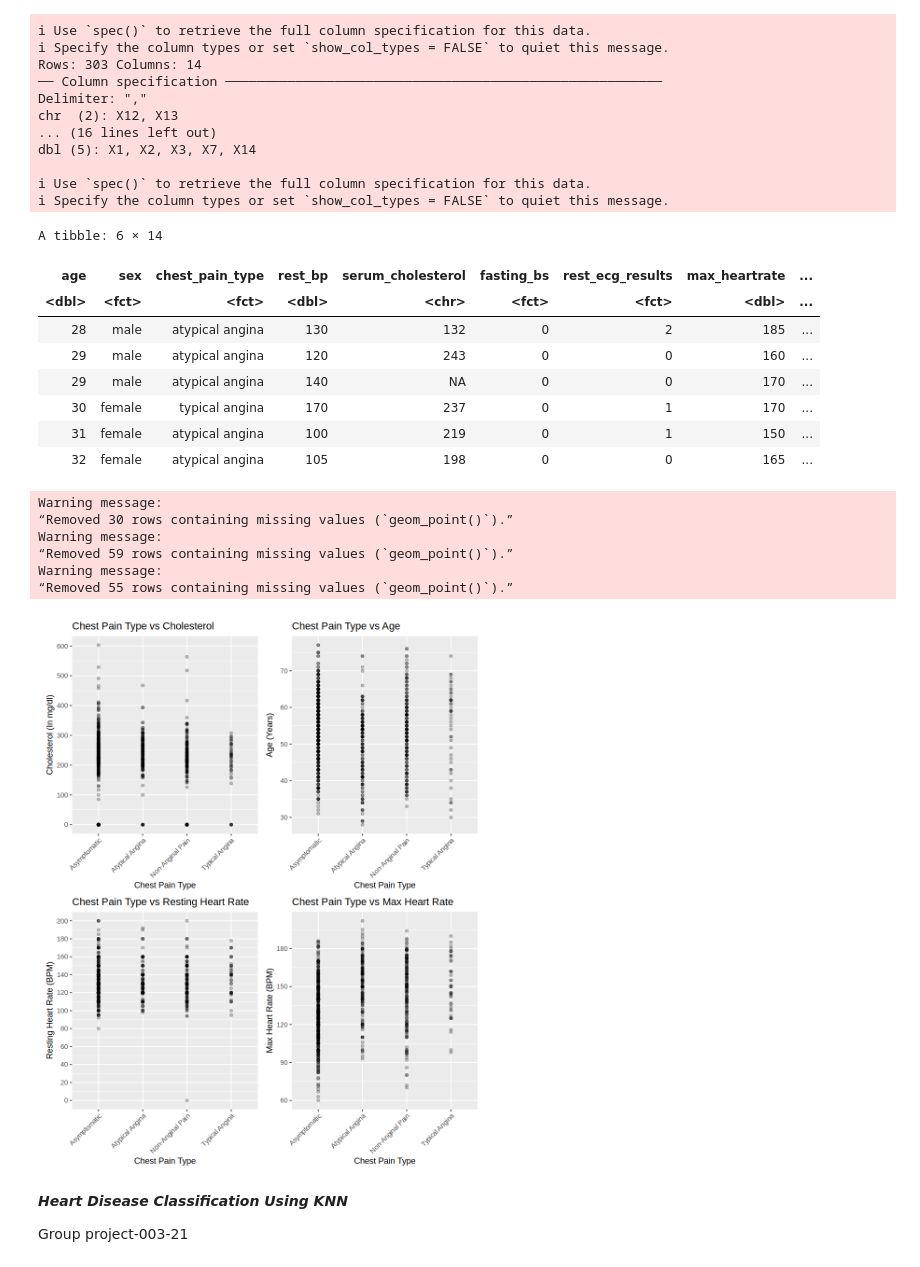
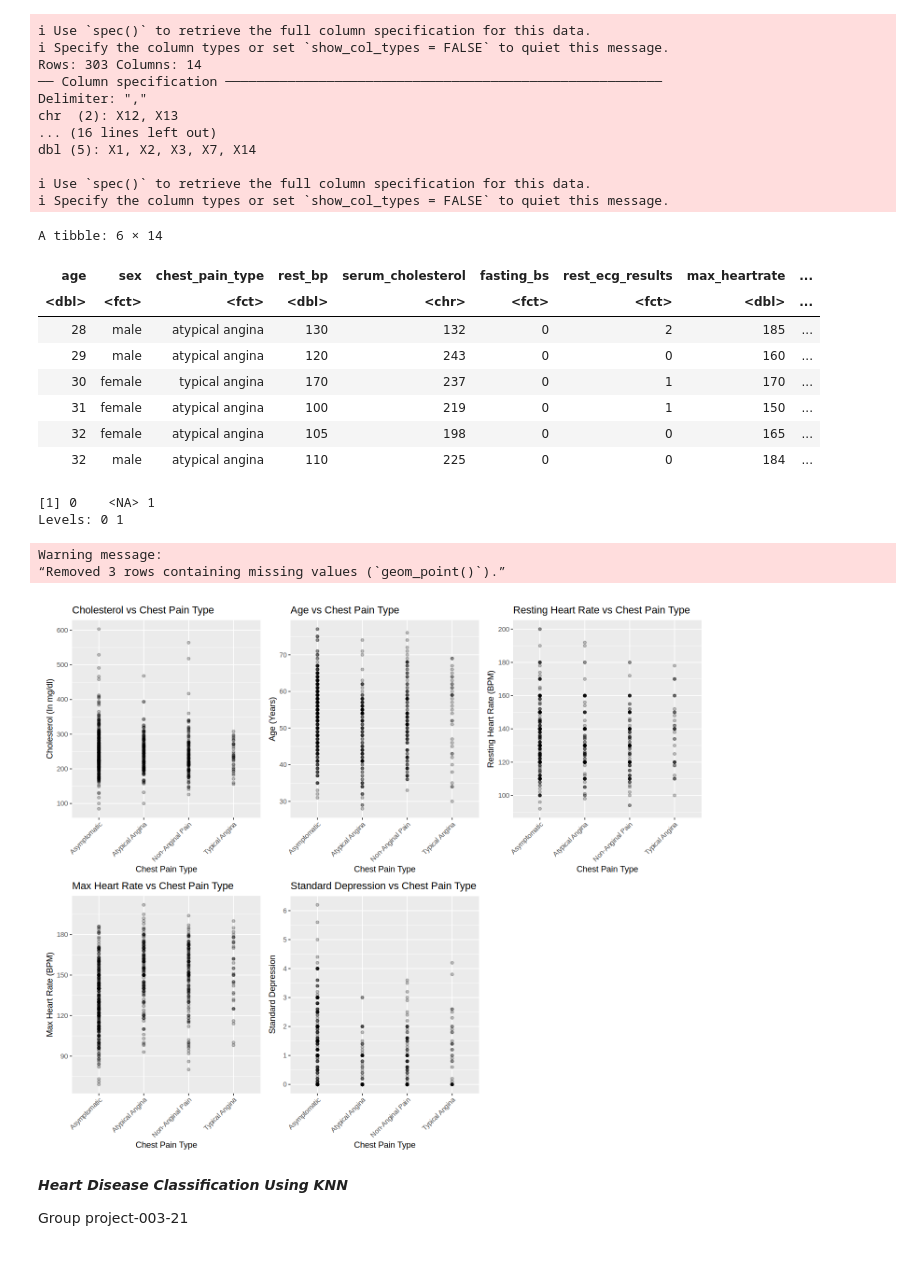
Before and after one commit to blu-01/DSCI-100-003-Group-21, a Jupyter notebook: proposal rough work/proposal_testing_plots.ipynb, the cells around one changed output. Saved outputs shown, nothing was run; the diff lists cells and outputs as text; code cells hidden in the pictures.

```diff
--- a/proposal rough work/proposal_testing_plots.ipynb
+++ b/proposal rough work/proposal_testing_plots.ipynb
@@ -85,7 +85,7 @@ editedData <- editedData |>
     filter(age != 0) |>
     filter(rest_bp != 0) |>
     filter(serum_cholesterol != 0) |>
-    filter(max_heartrate != 0) |>
+    filter(max_heartrate != 0)
 # %%
 #Changing data types
 editedData <- editedData |>
@@ -98,67 +98,75 @@ editedData <- editedData |>
     mutate(exercise_angina = as.factor(exercise_angina)) |>
     mutate(st_depression = as.numeric(st_depression)) |>
     mutate(slope_type = as.factor(slope_type)) |>
+    mutate(num_coloured_flourosopy = as.integer(num_coloured_flourosopy)) |>
     mutate(num_coloured_flourosopy = as.factor(num_coloured_flourosopy)) |>
+    mutate(thal = as.integer(thal)) |>
     mutate(thal = as.factor(thal)) |>
     mutate(diagnosis = as.factor(diagnosis))
 
 head(editedData)
+unique(editedData$fasting_bs)
 # %% [output]
 A tibble: 6 × 14
 | age | sex | chest_pain_type | rest_bp | serum_cholesterol | fasting_bs | rest_ecg_results | max_heartrate | ... |
 | <dbl> | <fct> | <fct> | <dbl> | <chr> | <fct> | <fct> | <dbl> | ... |
 | 28 | male | atypical angina | 130 | 132 | 0 | 2 | 185 | ... |
 | 29 | male | atypical angina | 120 | 243 | 0 | 0 | 160 | ... |
-| 29 | male | atypical angina | 140 | NA | 0 | 0 | 170 | ... |
 | 30 | female | typical angina | 170 | 237 | 0 | 1 | 170 | ... |
 | 31 | female | atypical angina | 100 | 219 | 0 | 1 | 150 | ... |
 | 32 | female | atypical angina | 105 | 198 | 0 | 0 | 165 | ... |
+| 32 | male | atypical angina | 110 | 225 | 0 | 0 | 184 | ... |
+[1] 0    <NA> 1
+Levels: 0 1
 # %%
 #Making scatter Plot
 
-options(repr.plot.height = 10, repr.plot.width = 8)
+options(repr.plot.height = 10, repr.plot.width = 12)
 #serum_cholesterol, age, rest_bp, max_heartrate
 
 PainVsSerum <- editedData |>
     ggplot(aes(x = chest_pain_type, y = as.numeric(serum_cholesterol))) +
     geom_point(alpha = 0.25) +
-    labs(x= "Chest Pain Type", title="Chest Pain Type vs Cholesterol") +
+    labs(x= "Chest Pain Type", title="Cholesterol vs Chest Pain Type") +
     scale_x_discrete(labels = c("Asymptomatic", "Atypical Angina", "Non-Anginal Pain", "Typical Angina")) +
     scale_y_continuous("Cholesterol (In mg/dl)", breaks = seq(0, 700, by = 100)) +
     theme(axis.text.x = element_text(angle = 45, hjust = 1))
 
 PainVsAge <- editedData |>
     ggplot(aes(x = chest_pain_type, y = age)) +
     geom_point(alpha = 0.25) +
-    labs(x= "Chest Pain Type", title="Chest Pain Type vs Age") +
+    labs(x= "Chest Pain Type", title="Age vs Chest Pain Type") +
     scale_x_discrete(labels = c("Asymptomatic", "Atypical Angina", "Non-Anginal Pain", "Typical Angina")) +
     scale_y_continuous("Age (Years)", breaks = seq(0, 100, by = 10)) +
     theme(axis.text.x = element_text(angle = 45, hjust = 1))
 
 PainVsRHR <- editedData |>
     ggplot(aes(x = chest_pain_type, y = rest_bp)) +
     geom_point(alpha = 0.25) +
-    labs(x= "Chest Pain Type", title="Chest Pain Type vs Resting Heart Rate") +
+    labs(x= "Chest Pain Type", title="Resting Heart Rate vs Chest Pain Type") +
     scale_x_discrete(labels = c("Asymptomatic", "Atypical Angina", "Non-Anginal Pain", "Typical Angina")) +
     scale_y_continuous("Resting Heart Rate (BPM)", breaks = seq(0, 200, by = 20)) +
     theme(axis.text.x = element_text(angle = 45, hjust = 1))
 
 PainVsMHR <- editedData |>
     ggplot(aes(x = chest_pain_type, y = max_heartrate)) +
     geom_point(alpha = 0.25) +
-    labs(x= "Chest Pain Type", title="Chest Pain Type vs Max Heart Rate") +
+    labs(x= "Chest Pain Type", title="Max Heart Rate vs Chest Pain Type") +
     scale_x_discrete(labels = c("Asymptomatic", "Atypical Angina", "Non-Anginal Pain", "Typical Angina")) +
     scale_y_continuous("Max Heart Rate (BPM)", breaks = seq(0, 300, by = 30)) +
     theme(axis.text.x = element_text(angle = 45, hjust = 1))
 
-PainVsSerum + PainVsAge + PainVsRHR + PainVsMHR +
-  plot_layout(ncol = 2)
-# ageVsSerum
+PainVsDepression <- editedData |>
+    ggplot(aes(x = chest_pain_type, y = st_depression)) +
+    geom_point(alpha = 0.25) +
+    labs(x= "Chest Pain Type", title="Standard Depression vs Chest Pain Type") +
+    scale_x_discrete(labels = c("Asymptomatic", "Atypical Angina", "Non-Anginal Pain", "Typical Angina")) +
+    scale_y_continuous("Standard Depression", breaks = seq(0, 10, by = 1)) +
+    theme(axis.text.x = element_text(angle = 45, hjust = 1))
+
+PainVsSerum + PainVsAge + PainVsRHR + PainVsMHR + PainVsDepression +
+  plot_layout(ncol = 3)
 # %% [output]
 Warning message:
-“Removed 30 rows containing missing values (`geom_point()`).”
-Warning message:
-“Removed 59 rows containing missing values (`geom_point()`).”
-Warning message:
-“Removed 55 rows containing missing values (`geom_point()`).”
+“Removed 3 rows containing missing values (`geom_point()`).”
-[figure, old version]
+[figure, new version]
```
Also changed, not shown: parts of 2 cells of this notebook.
